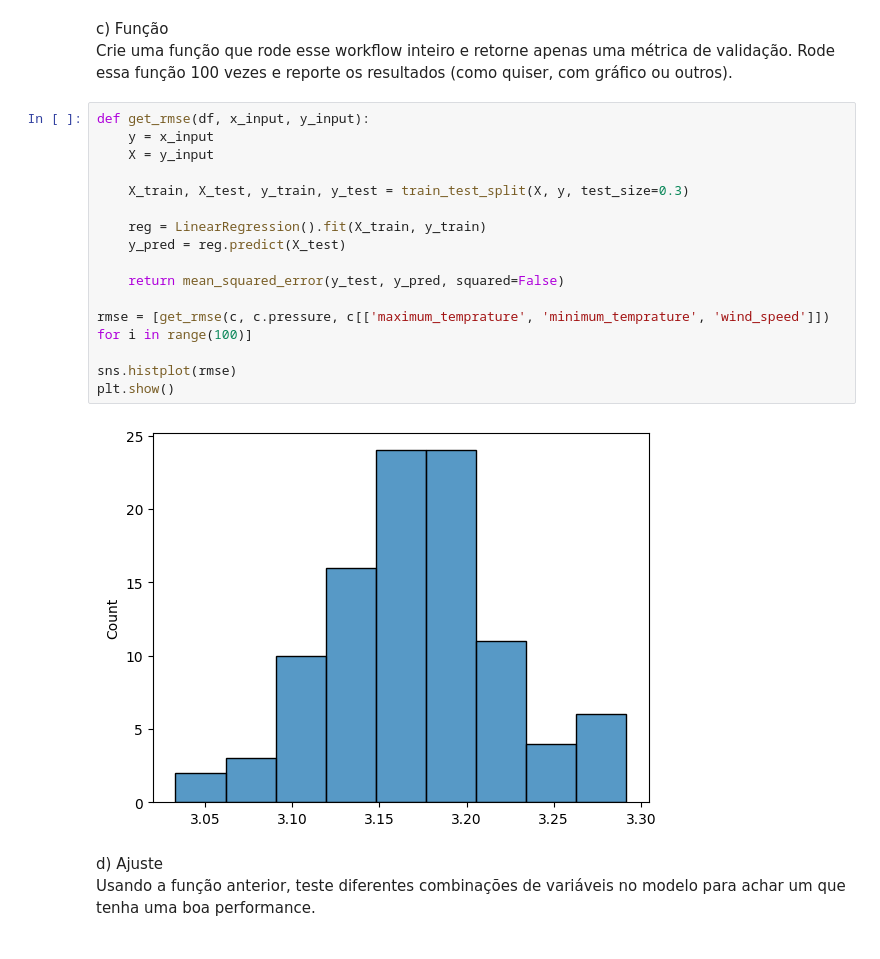
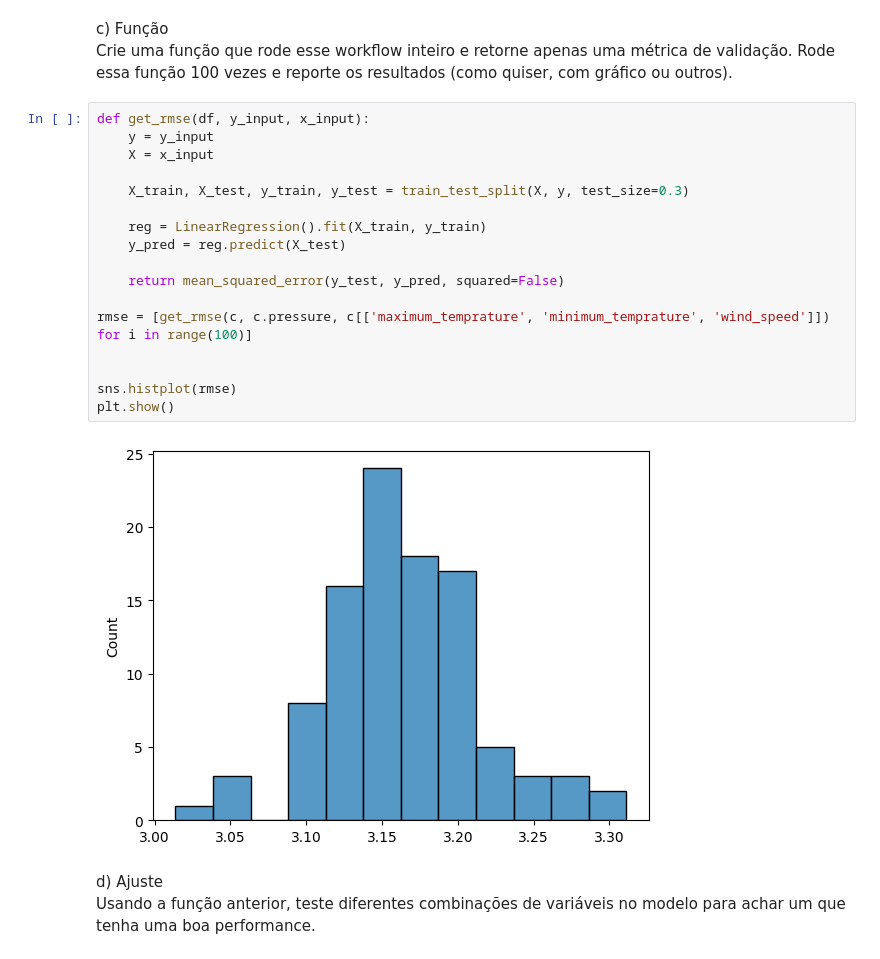
Before and after one commit to yltaba/dcp-machine-learning, a Jupyter notebook: aula_4/exercicios_aula_4.ipynb, the cells around one changed output. Drawn from its saved outputs; the diff is of its cells as text.

```diff
--- a/aula_4/exercicios_aula_4.ipynb
+++ b/aula_4/exercicios_aula_4.ipynb
@@ -47,23 +47,24 @@ mean_absolute_error(y_test, y_pred)
 c) Função\
 Crie uma função que rode esse workflow inteiro e retorne apenas uma métrica de validação. Rode essa função 100 vezes e reporte os resultados (como quiser, com gráfico ou outros).
 # %%
-def get_rmse(df, x_input, y_input):
-    y = x_input
-    X = y_input
+def get_rmse(df, y_input, x_input):
+    y = y_input
+    X = x_input
 
     X_train, X_test, y_train, y_test = train_test_split(X, y, test_size=0.3)
 
     reg = LinearRegression().fit(X_train, y_train)
     y_pred = reg.predict(X_test)
 
     return mean_squared_error(y_test, y_pred, squared=False)
 
 rmse = [get_rmse(c, c.pressure, c[['maximum_temprature', 'minimum_temprature', 'wind_speed']]) for i in range(100)]
 
+
 sns.histplot(rmse)
 plt.show()
 # %% [output]
-[figure, old version]
+[figure, new version]
 # %% [markdown]
 d) Ajuste\
 Usando a função anterior, teste diferentes combinações de variáveis no modelo para achar um que tenha uma boa performance.
```
Also changed, not shown: parts of 15 cells of this notebook.
